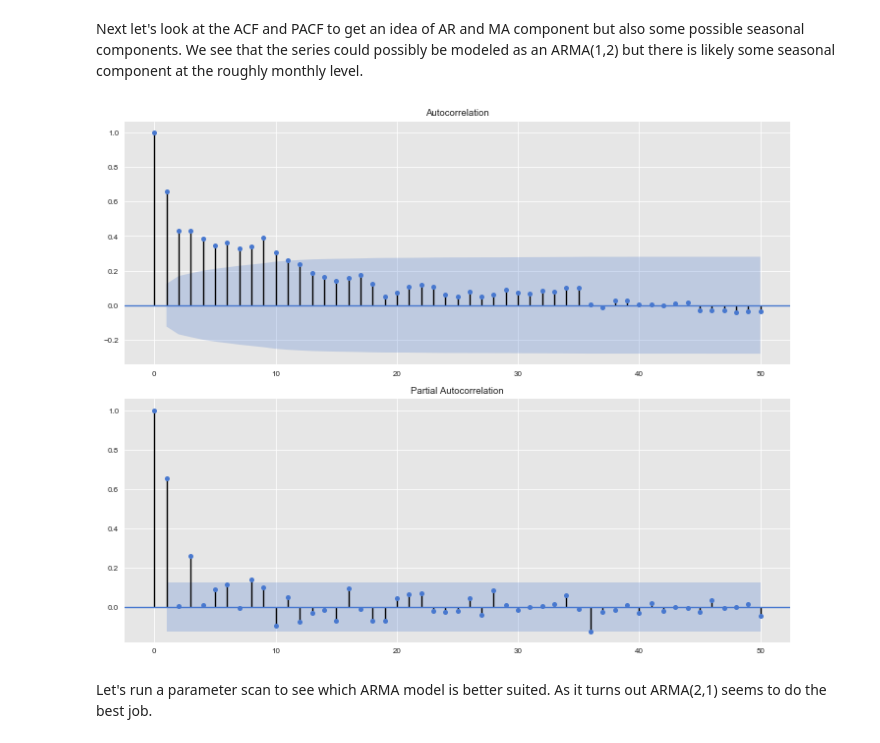
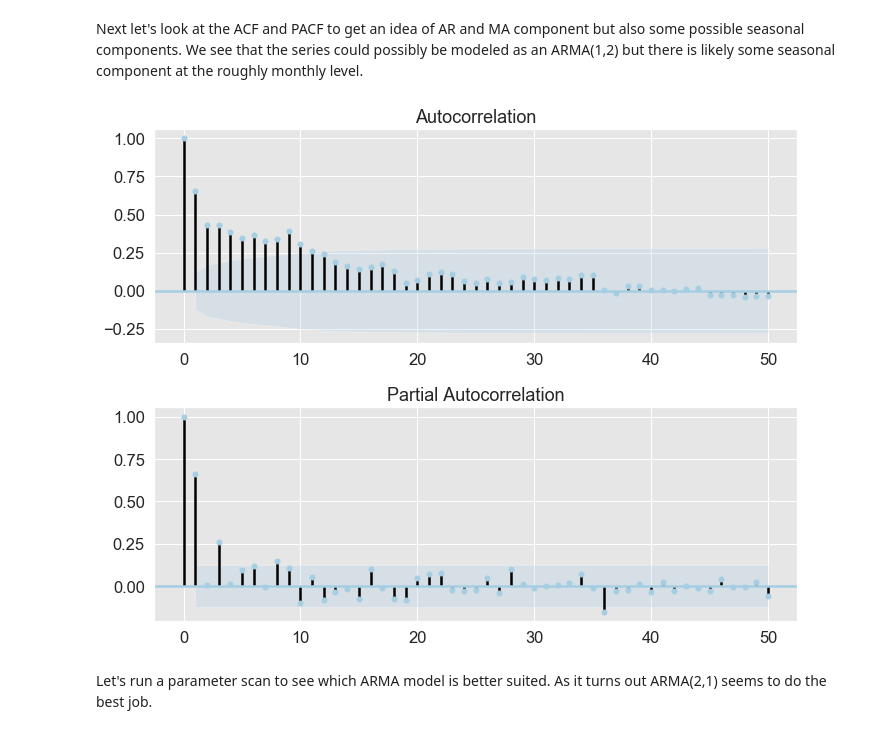
Before and after one commit to FinTrek/algo_trading_book, a Jupyter notebook: notebooks/ch_trade_data_models.ipynb, the cells around one changed output. Cells and saved outputs as stored; diff of their text form; code cells hidden in the pictures.

```diff
--- a/notebooks/ch_trade_data_models.ipynb
+++ b/notebooks/ch_trade_data_models.ipynb
@@ -38,11 +43,13 @@ import warnings
 warnings.filterwarnings('ignore')
 # %%
 tz = pytz.timezone('America/New_York')
-os.chdir('/Users/nehrend/external/work/algo_trading_book/')
+
 def millions(x, pos):
     return '%1.1fM' % (x*1e-6)
 
+set()
+
 formatter = FuncFormatter(millions)
 sns.set_style("darkgrid", {"axes.facecolor": ".9"})
-sns.set_context('paper')
-sns.set_palette("muted")
+sns.set_context('notebook', font_scale=1.5,rc={"lines.linewidth": 2.5})
+sns.set_palette(sns.color_palette("Paired"))
@@ -108,13 +128,13 @@ p-Value: 9.858e-02 is less than 0.001. Series is stationary
 # %% [markdown]
 Next let's look at the ACF and PACF to get an idea of AR and MA component but also some possible seasonal components. We see that the series could possibly be modeled as an ARMA(1,2) but there is likely some seasonal component at the roughly monthly level.
 # %%
-fig, ax = plt.subplots(2)
-fig.set_size_inches(10.0, 8.0)
-plot_acf(amzn_d.Volume['2016-01':'2016-12'], lags=50, ax=ax[0])
-plot_pacf(amzn_d.Volume['2016-01':'2016-12'], lags=50, ax=ax[1])
+fig, ax = plt.subplots(2,figsize=(10,8))
+_ = plot_acf(amzn_d.Volume['2016-01':'2016-12'], lags=50, ax=ax[0])
+_ = plot_pacf(amzn_d.Volume['2016-01':'2016-12'], lags=50, ax=ax[1])
 plt.tight_layout()
+plt.show()
 # %% [output]
-[figure, old version]
+[figure, new version]
 # %% [markdown]
 Let's run a parameter scan to see which ARMA model is better suited. As it turns out ARMA(2,1) seems to do the best job.
 # %%
```
Also changed, not shown: parts of 34 cells of this notebook, 5 other files.
